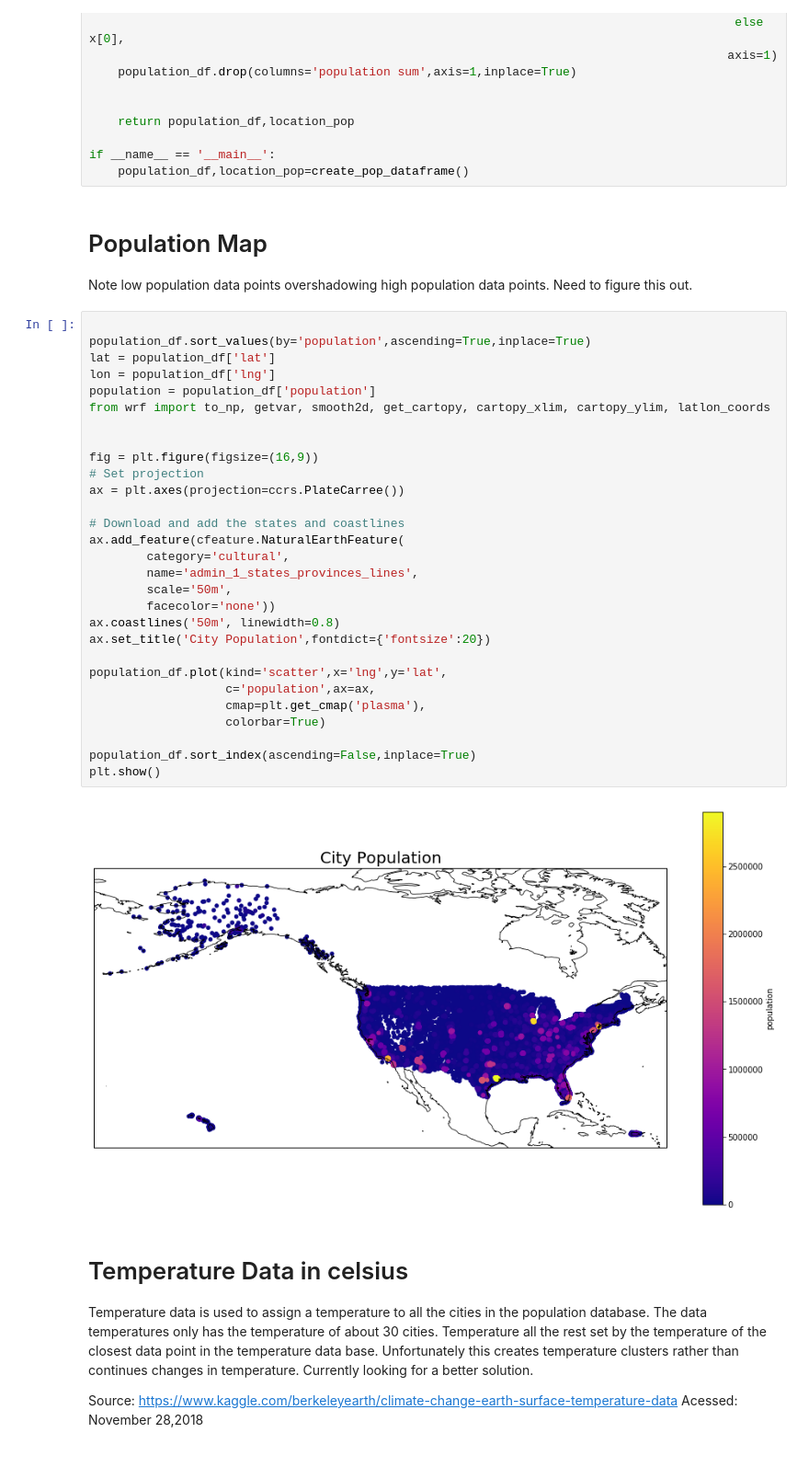
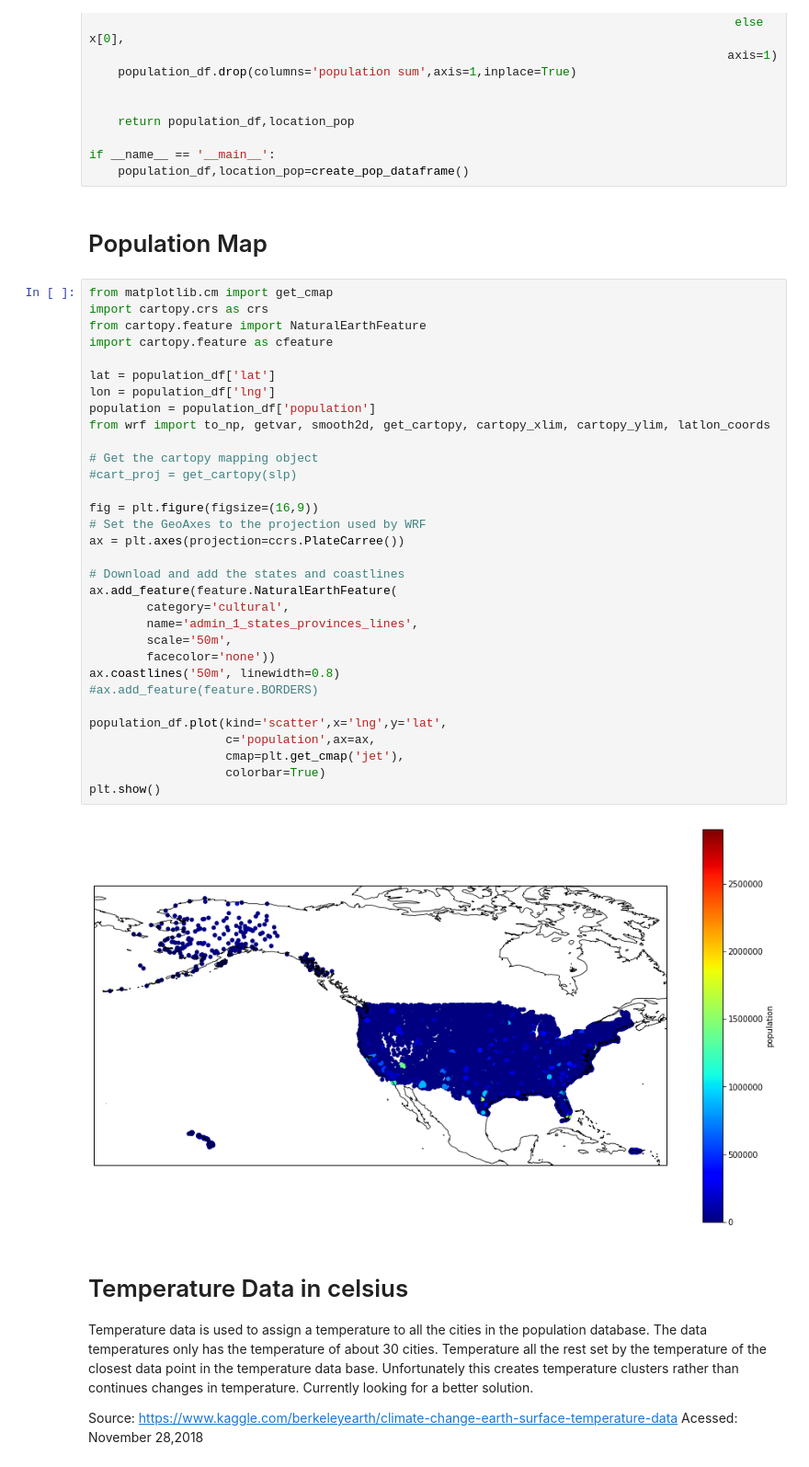
Before and after one commit to fullmetalchem15t/Springboard, a Jupyter notebook: opioid/data_wrangling.ipynb, the cells around one changed output. Shown at 92% size. Saved outputs shown, nothing was run; the diff lists cells and outputs as text.

```diff
--- a/opioid/data_wrangling.ipynb
+++ b/opioid/data_wrangling.ipynb
@@ -142,40 +141,42 @@ def create_pop_dataframe():
 
 if __name__ == '__main__':
     population_df,location_pop=create_pop_dataframe()
-# %% [markdown]
-# Population Map
-Note low population data points overshadowing high population data points. Need to figure this out.
+# %% [markdown]
+# Population Map
 # %%
+from matplotlib.cm import get_cmap
+import cartopy.crs as crs
+from cartopy.feature import NaturalEarthFeature
+import cartopy.feature as cfeature
 
-population_df.sort_values(by='population',ascending=True,inplace=True)
 lat = population_df['lat']
 lon = population_df['lng']
 population = population_df['population']
 from wrf import to_np, getvar, smooth2d, get_cartopy, cartopy_xlim, cartopy_ylim, latlon_coords
 
+# Get the cartopy mapping object
+#cart_proj = get_cartopy(slp)
 
 fig = plt.figure(figsize=(16,9))
-# Set projection
+# Set the GeoAxes to the projection used by WRF
 ax = plt.axes(projection=ccrs.PlateCarree())
 
 # Download and add the states and coastlines
-ax.add_feature(cfeature.NaturalEarthFeature(
+ax.add_feature(feature.NaturalEarthFeature(
         category='cultural',
         name='admin_1_states_provinces_lines',
         scale='50m',
         facecolor='none'))
 ax.coastlines('50m', linewidth=0.8)
-ax.set_title('City Population',fontdict={'fontsize':20})
+#ax.add_feature(feature.BORDERS)
 
 population_df.plot(kind='scatter',x='lng',y='lat',
                    c='population',ax=ax,
-                   cmap=plt.get_cmap('plasma'),
+                   cmap=plt.get_cmap('jet'),
                    colorbar=True)
-
-population_df.sort_index(ascending=False,inplace=True)
 plt.show()
 # %% [output]
-[figure, old version]
+[figure, new version]
 # %% [markdown]
 # Temperature Data in celsius
 Temperature data is used to assign a temperature to all the cities in the population database. The data temperatures only has the temperature of about 30 cities. Temperature all the rest set by the temperature of the closest data point in the temperature data base. Unfortunately this creates temperature clusters rather than continues changes in temperature. Currently looking for a better solution.
```
Also changed, not shown: parts of 2 cells of this notebook.
